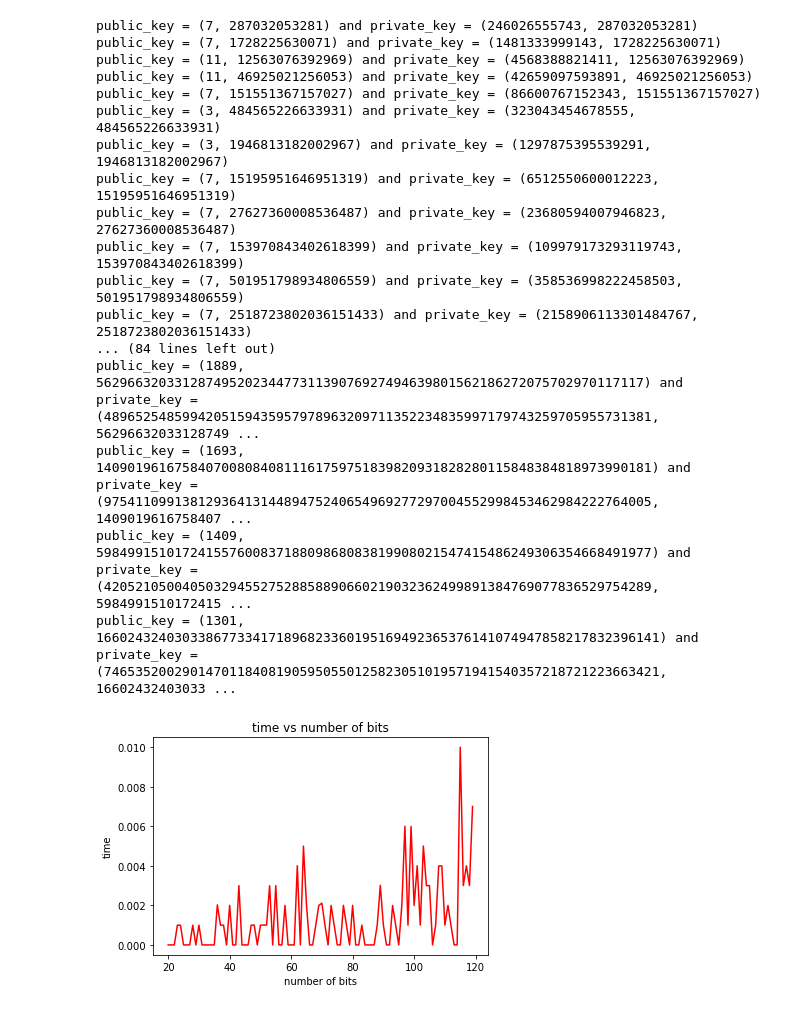
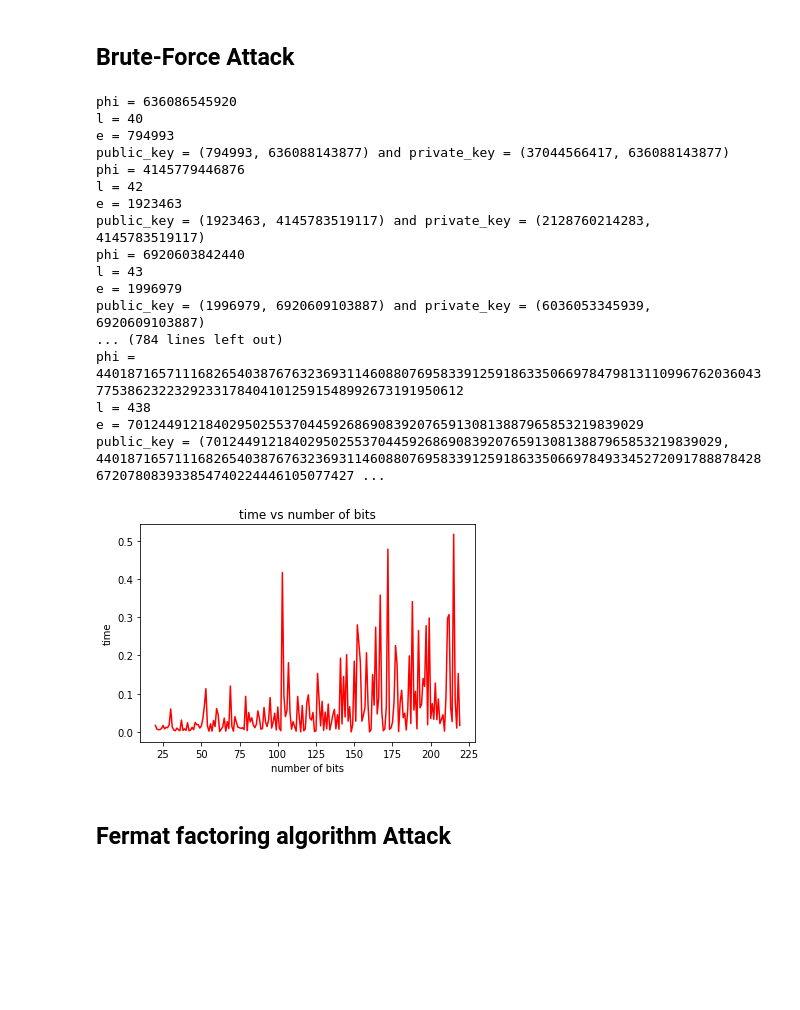
Before and after one commit to EngPeterAtef/RSA-algorithm, a Jupyter notebook: attack.ipynb, the cells around one changed output. Saved outputs shown, nothing was run; the diff lists cells and outputs as text; code cells hidden in the pictures; blank space fills up the shorter version.

Commit message:
edit the brute-force attack and adding fermat attack

```diff
--- a/attack.ipynb
+++ b/attack.ipynb
@@ -2,60 +2,78 @@
 from main import *
 import time as t
 import matplotlib.pyplot as plt
+# %% [markdown]
+## Brute-Force Attack
 # %%
 # c is the ciphertext
 # p is the plaintext
-# e and n are the public key
+# start is the start of the range of the private key(= n/e)
+# end is the end of the range of the private key(= n)
 # this function performs the brute-force attack using the public key
-def attack(c: list[int], p: str, n: int,s:int,e:int)-> int :
+# the idea of the attack:
+# 1- try the values from [n/e: n] to find the private key this is the first loop and that because of our observations that
+# the private key has more probility to be greater than the public key
+# 2- if the private key is not found in the first loop then try the values from [1: n/e] to find the private key this is the second loop
+# 3- if the private key is not found in the second loop then the private key is not found and the attack fails
+def attack(c: list[int], p: str, n: int,start:int,end:int)-> int :
     # the range of the key is from 1 to n
-    for d in range(s, e):
+    for d in range(start, end):
         # if the plaintext is equal to the ciphertext
         x = decryption((d, n), c)
         if x.__contains__(p):#contains 34an al padding
             # return the private key
             return d
-    # # if the private key is not found
+    # if the private key is not found after the previous loop
+    # then the private key is less than the public key
+    for d in range(1,start):
+        # if the plaintext is equal to the ciphertext
+        x = decryption((d, n), c)
+        if x.__contains__(p):#contains 34an al padding
+            # return the private key
+            return d
+    # if the private key is not found
     return -1
 # %%
-n = 100
-msg = "h"
+n = 200
+msg = "hi"
 time_array = [0] * n
 for i in range(20,20+n):
     # the public key and the private key
     public_key, private_key = keyGeneration(i) #min number of bits is 14 34an al encryption wel decryption y4t8lo
     print(f"public_key = {public_key} and private_key = {private_key}")
     # the ciphertext
     c = encryption(msg, public_key)
     start = t.time()
     d = attack(c, msg, public_key[1],public_key[1]//public_key[0],public_key[1])
     end = t.time()
     # for testing purpose
     if d == -1:
         print("not found")
         break
     time_array[i-20] = end-start
 plt.plot(range(20,20+n),time_array, 'r')
 plt.xlabel("number of bits")
 plt.ylabel("time")
 plt.title("time vs number of bits")
 plt.show()
 # %% [output]
-public_key = (7, 287032053281) and private_key = (246026555743, 287032053281)
-public_key = (7, 1728225630071) and private_key = (1481333999143, 1728225630071)
-public_key = (11, 12563076392969) and private_key = (4568388821411, 12563076392969)
-public_key = (11, 46925021256053) and private_key = (42659097593891, 46925021256053)
-public_key = (7, 151551367157027) and private_key = (86600767152343, 151551367157027)
-public_key = (3, 484565226633931) and private_key = (323043454678555, 484565226633931)
-public_key = (3, 1946813182002967) and private_key = (1297875395539291, 1946813182002967)
-public_key = (7, 15195951646951319) and private_key = (6512550600012223, 15195951646951319)
-public_key = (7, 27627360008536487) and private_key = (23680594007946823, 27627360008536487)
-public_key = (7, 153970843402618399) and private_key = (109979173293119743, 153970843402618399)
-public_key = (7, 501951798934806559) and private_key = (358536998222458503, 501951798934806559)
-public_key = (7, 2518723802036151433) and private_key = (2158906113301484767, 2518723802036151433)
-... (84 lines left out)
-public_key = (1889, 5629663203312874952023447731139076927494639801562186272075702970117117) and private_key = (4896525485994205159435957978963209711352234835997179743259705955731381, 56296632033128749 ...
-public_key = (1693, 14090196167584070080840811161759751839820931828280115848384818973990181) and private_key = (9754110991381293641314489475240654969277297004552998453462984222764005, 1409019616758407 ...
-public_key = (1409, 59849915101724155760083718809868083819908021547415486249306354668491977) and private_key = (4205210500405032945527528858890660219032362499891384769077836529754289, 5984991510172415 ...
-public_key = (1301, 166024324030338677334171896823360195169492365376141074947858217832396141) and private_key = (74653520029014701184081905950550125823051019571941540357218721223663421, 16602432403033 ...
+phi = 636086545920
+l = 40
+e = 794993
+public_key = (794993, 636088143877) and private_key = (37044566417, 636088143877)
+phi = 4145779446876
+l = 42
+e = 1923463
+public_key = (1923463, 4145783519117) and private_key = (2128760214283, 4145783519117)
+phi = 6920603842440
+l = 43
+e = 1996979
+public_key = (1996979, 6920609103887) and private_key = (6036053345939, 6920609103887)
+... (784 lines left out)
+phi = 440187165711168265403876763236931146088076958339125918633506697847981311099676203604377538623223292331784041012591548992673191950612
+l = 438
+e = 701244912184029502553704459268690839207659130813887965853219839029
+public_key = (701244912184029502553704459268690839207659130813887965853219839029, 4401871657111682654038767632369311460880769583391259186335066978493345272091788878428672078083933854740224446105077427 ...
-[figure, old version]
+[figure, new version]
+# %% [markdown]
+## Fermat factoring algorithm Attack
```
Also changed, not shown: parts of 1 cell of this notebook, 12 other files.
